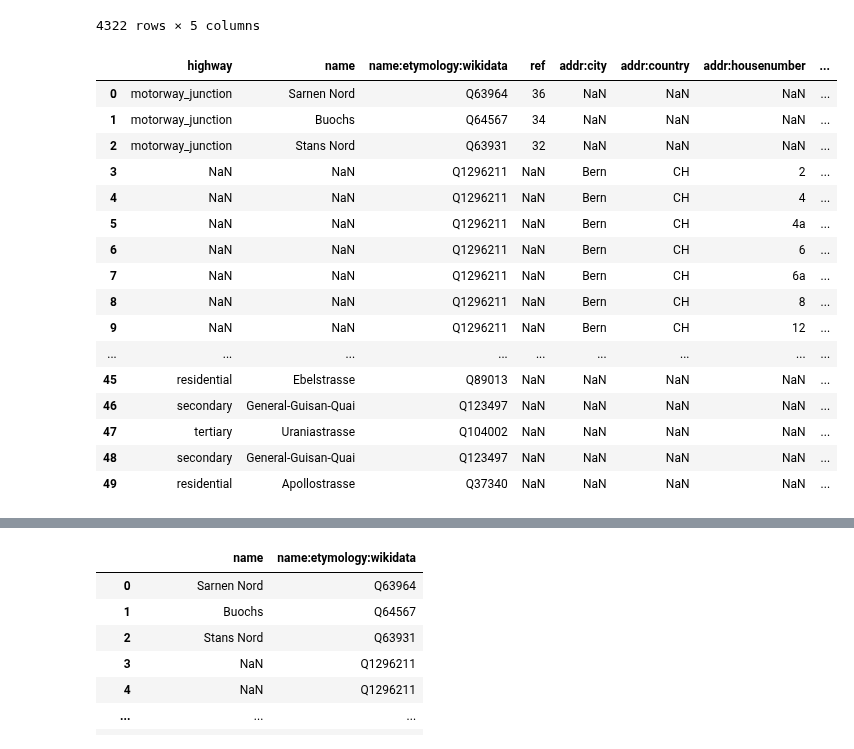
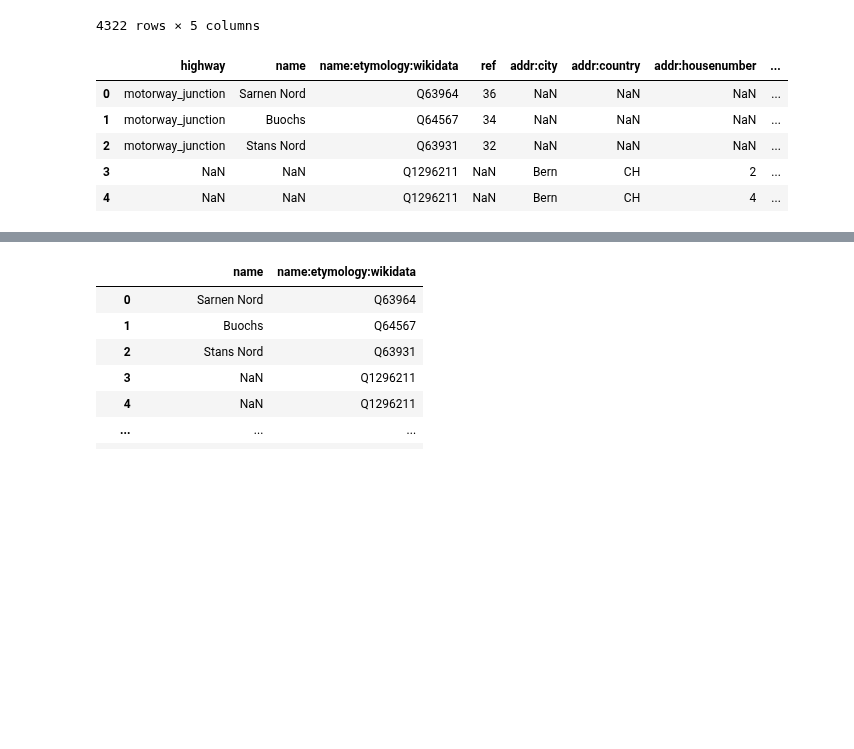
Before and after one commit to CaptainInler/cassda-zertifikatsarbeit, a Jupyter notebook: Evaluation/verification.ipynb, the cells around one changed output, grey strips where cells are left out. Saved outputs shown, nothing was run; the diff lists cells and outputs as text; code cells hidden in the pictures; blank space fills up the shorter version.

```diff
--- a/Evaluation/verification.ipynb
+++ b/Evaluation/verification.ipynb
@@ -108,25 +72,14 @@ geom
 # %%
 info = pd.json_normalize(geom.to_dict('list'), ['tags'])
 pd.options.display.max_rows = 50
 pd.options.display.max_columns = 300
-info.head(50)
+info.head(5)
 # %% [output]
 |  | highway | name | name:etymology:wikidata | ref | addr:city | addr:country | addr:housenumber | ... |
 | 0 | motorway_junction | Sarnen Nord | Q63964 | 36 | NaN | NaN | NaN | ... |
 | 1 | motorway_junction | Buochs | Q64567 | 34 | NaN | NaN | NaN | ... |
 | 2 | motorway_junction | Stans Nord | Q63931 | 32 | NaN | NaN | NaN | ... |
 | 3 | NaN | NaN | Q1296211 | NaN | Bern | CH | 2 | ... |
 | 4 | NaN | NaN | Q1296211 | NaN | Bern | CH | 4 | ... |
-| 5 | NaN | NaN | Q1296211 | NaN | Bern | CH | 4a | ... |
-| 6 | NaN | NaN | Q1296211 | NaN | Bern | CH | 6 | ... |
-| 7 | NaN | NaN | Q1296211 | NaN | Bern | CH | 6a | ... |
-| 8 | NaN | NaN | Q1296211 | NaN | Bern | CH | 8 | ... |
-| 9 | NaN | NaN | Q1296211 | NaN | Bern | CH | 12 | ... |
-| ... | ... | ... | ... | ... | ... | ... | ... | ... |
-| 45 | residential | Ebelstrasse | Q89013 | NaN | NaN | NaN | NaN | ... |
-| 46 | secondary | General-Guisan-Quai | Q123497 | NaN | NaN | NaN | NaN | ... |
-| 47 | tertiary | Uraniastrasse | Q104002 | NaN | NaN | NaN | NaN | ... |
-| 48 | secondary | General-Guisan-Quai | Q123497 | NaN | NaN | NaN | NaN | ... |
-| 49 | residential | Apollostrasse | Q37340 | NaN | NaN | NaN | NaN | ... |
 # %%
 most_common = info.groupby("highway").count()
```
Also changed, not shown: parts of 3 cells of this notebook.
